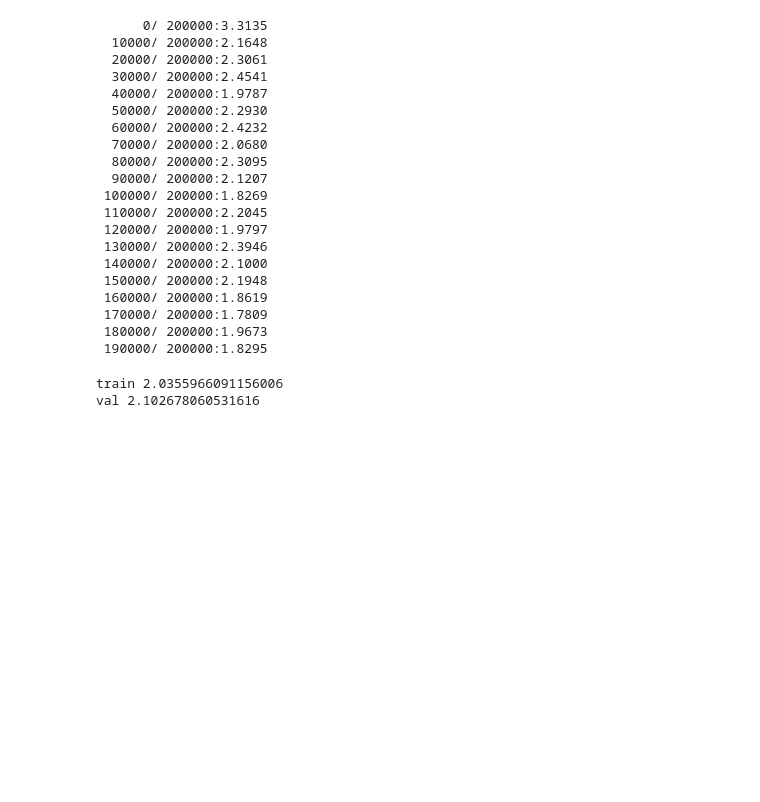
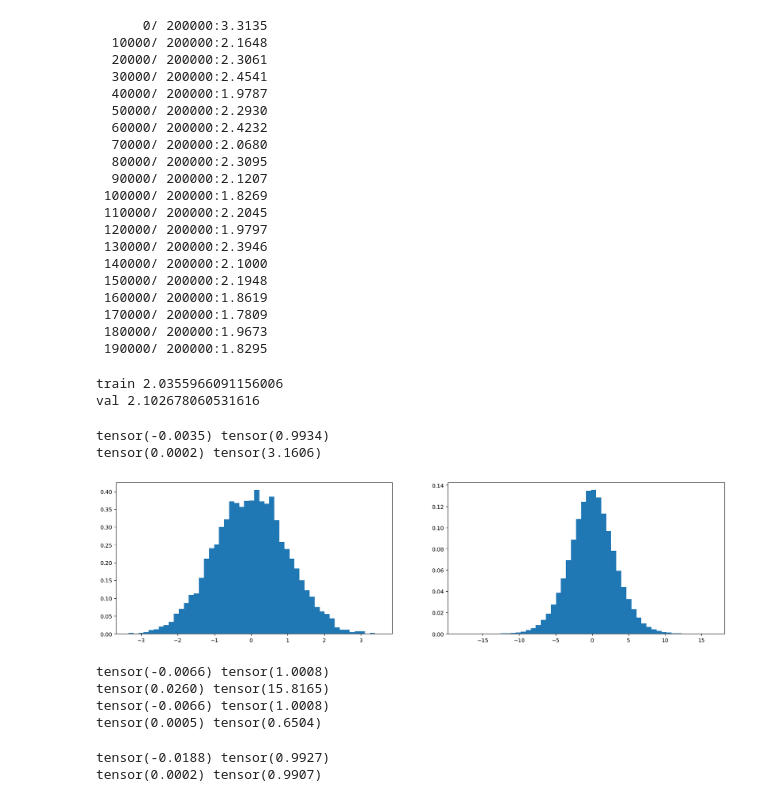
Before and after one commit to royalsanga24/Pytorch-Practice, a Jupyter notebook: MLP-2.ipynb, the cells around one changed output. Cells and saved outputs as stored; diff of their text form; code cells hidden in the pictures; blank space fills up the shorter version.

Commit message:
Kaimin like approach implemented for model initialsation

```diff
--- a/MLP-2.ipynb
+++ b/MLP-2.ipynb
@@ -411,3 +411,61 @@ split_loss('val')
 # %% [output]
 train 2.0355966091156006
 val 2.102678060531616
+# %%
+# How to find/calculate the magic numbers (like 0.2 or 0.01 in above case)
+# Example Problem:
+x = torch.randn(1000, 10) # Example random embeddings
+w = torch.randn(10, 200) # Example random weights
+y = x @ w # Pre-Activations
+print(x.mean(), x.std()) # x's mean and standard deviation)
+print(y.mean(), y.std()) # y's mean and standard deviation)
+# Standard deviation basically means the spread/expansion of data/value as compared to mean
+plt.figure(figsize=(20, 5))
+plt.subplot(121)
+plt.hist(x.view(-1).tolist(), 50, density=True);
+plt.subplot(122)
+plt.hist(y.view(-1).tolist(), 50, density=True);
+# %% [output]
+tensor(-0.0035) tensor(0.9934)
+tensor(0.0002) tensor(3.1606)
+[figure, added]
+# %%
+# After plotting we can see that y is more spread out than x.
+# THIS IS BAD as we want ROUGHLY UNIT GAUSSIAN across the network
+# TO FIND: How to scale w to preserve unit gaussian
+# For example: If
+x = torch.randn(1000, 10)
+w = torch.randn(10, 200) * 5 # This will increase the spread
+
+y = x @ w # Pre-Activations
+print(x.mean(), x.std()) # x's mean and standard deviation)
+print(y.mean(), y.std()) # y's mean and standard deviation)
+
+w = torch.randn(10, 200) * 0.2 # This will decrease the spread
+y = x @ w # Pre-Activations
+
+print(x.mean(), x.std()) # x's mean and standard deviation)
+print(y.mean(), y.std()) # y's mean and standard deviation)
+# %% [output]
+tensor(-0.0066) tensor(1.0008)
+tensor(0.0260) tensor(15.8165)
+tensor(-0.0066) tensor(1.0008)
+tensor(0.0005) tensor(0.6504)
+# %%
+# Now we need to find what to multiply to preserve STD =~ 1.
+# Mathematically it is found that we are supposed to divide weights by square root of 'Fan N'
+# Fan n = number of input elements i.e 10 in this case
+# Therefore,
+# w = torch.randn(10, 200) / 10**0.5
+# Raising a number by 0.5 is equal to it's square root
+# So,
+x = torch.randn(1000, 10)
+w = torch.randn(10, 200) / 10**0.5
+
+y = x @ w # Pre-Activations
+print(x.mean(), x.std()) # x's mean and standard deviation)
+print(y.mean(), y.std()) # y's mean and standard deviation)
+ # We find that std of y is close to 1 i.e UNIT GAUSSIAN
+# %% [output]
+tensor(-0.0188) tensor(0.9927)
+tensor(0.0002) tensor(0.9907)
```
Also changed, not shown: parts of 3 cells of this notebook.
